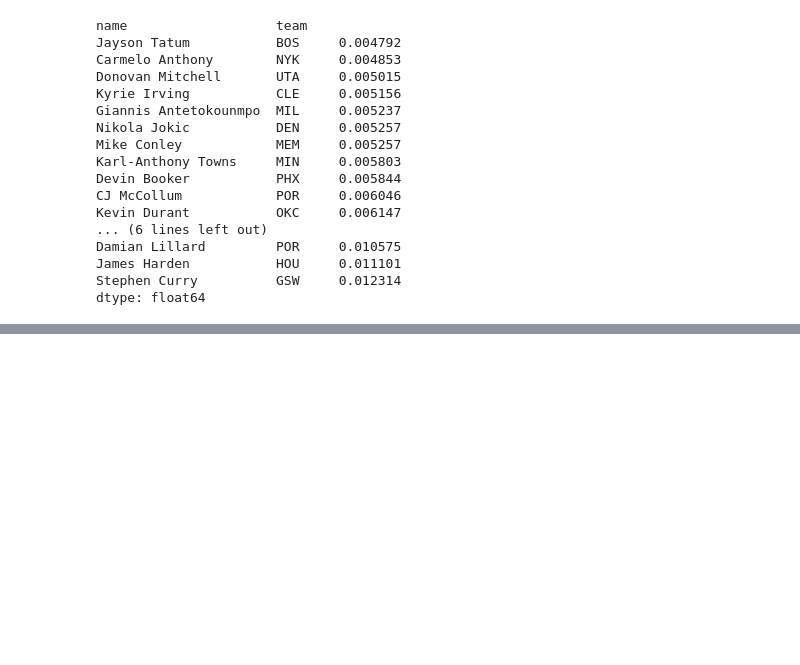
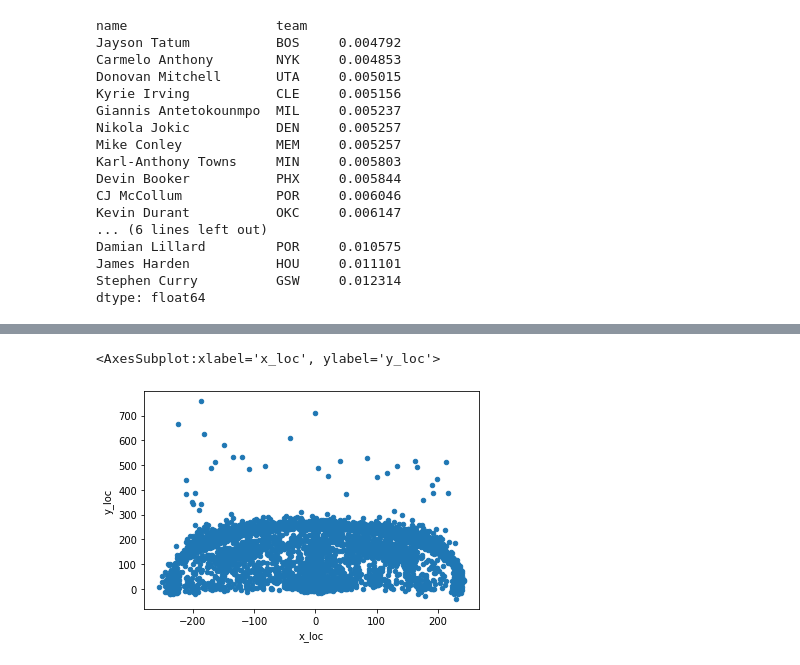
Before and after one commit to Blunt10K/NBA, a Jupyter notebook: notebooks/analysis.ipynb, the cells around one changed output, grey strips where cells are left out. Drawn from its saved outputs; the diff is of its cells as text; code cells hidden in the pictures; blank space fills up the shorter version.

```diff
--- a/notebooks/analysis.ipynb
+++ b/notebooks/analysis.ipynb
@@ -269,0 +481,6 @@ dtype: float64
+# %%
+steph[['x_loc','y_loc']].\
+    plot(kind = 'scatter',x ='x_loc',y ='y_loc')
+# %% [output]
+<AxesSubplot:xlabel='x_loc', ylabel='y_loc'>
+[figure, added]
```
Also changed, not shown: parts of 33 cells of this notebook, 26 other files.
